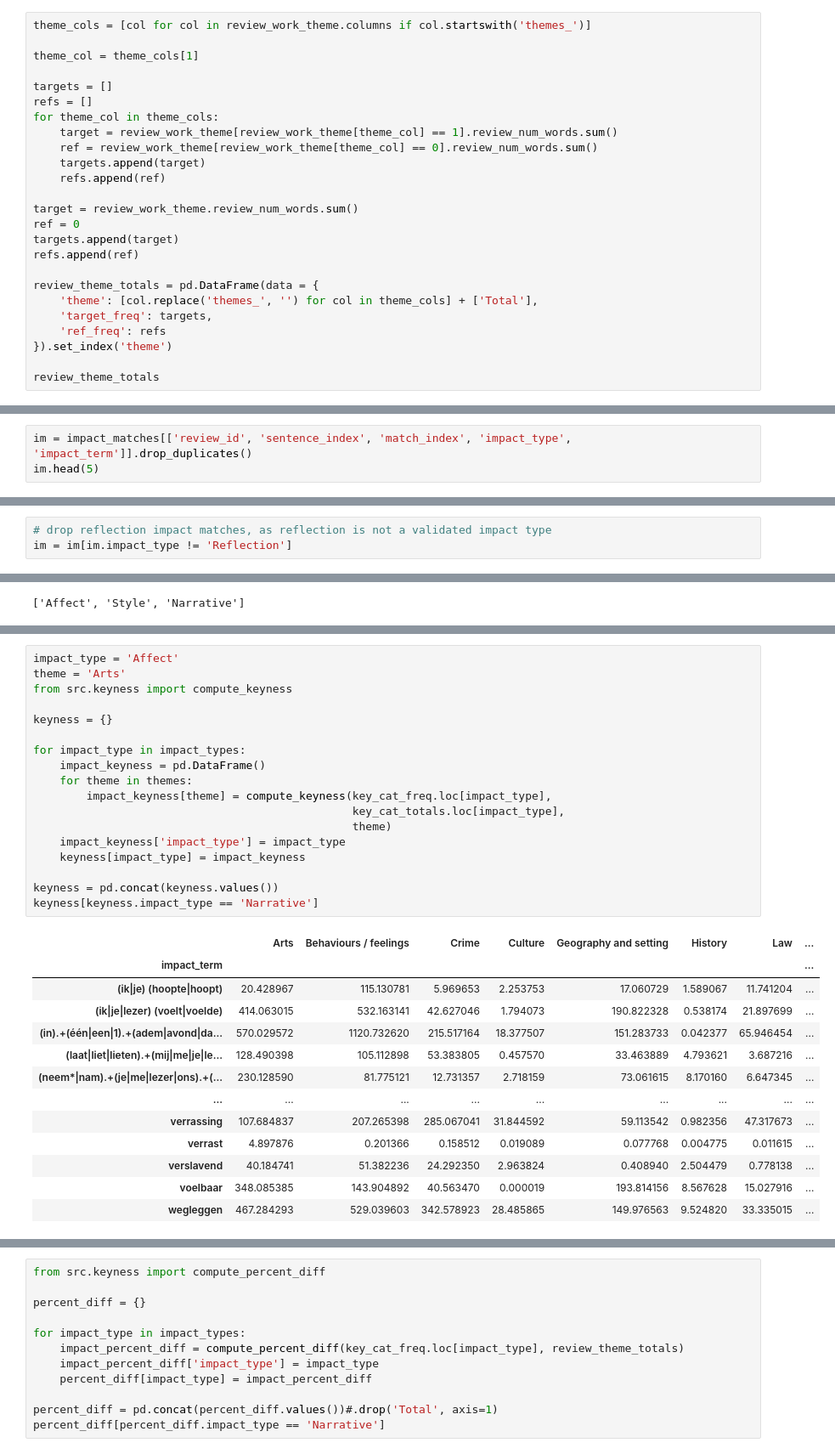
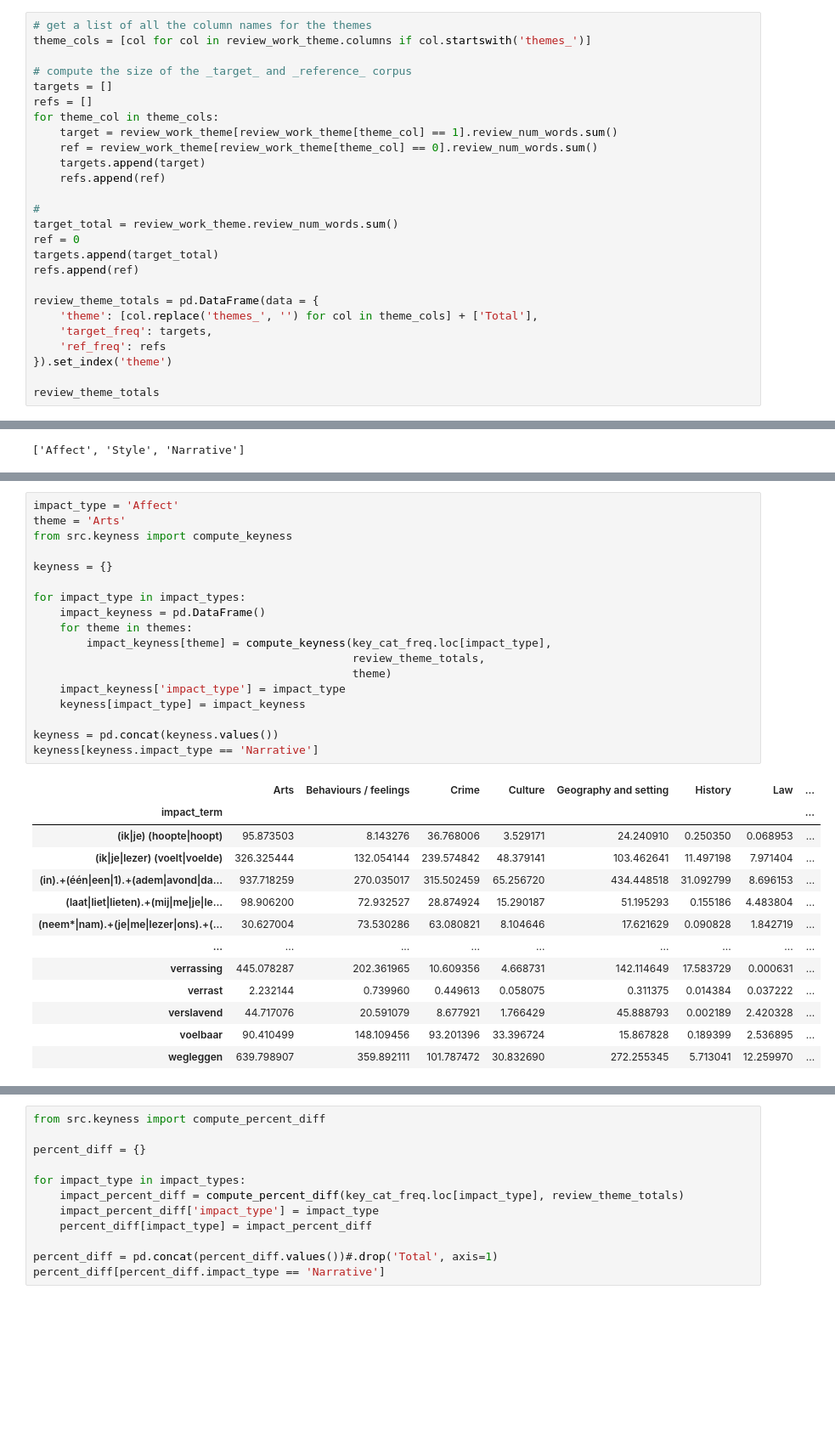
Before and after one commit to impact-and-fiction/jcls-2024-topic-genre-impact, a Jupyter notebook: notebooks/keyness-analysis-percent_diff-theme.ipynb, the cells around one changed output, grey strips where cells are left out. Shown at 85% size. Cells and saved outputs as stored; diff of their text form; blank space fills up the shorter version.

```diff
--- a/notebooks/keyness-analysis-percent_diff-theme.ipynb
+++ b/notebooks/keyness-analysis-percent_diff-theme.ipynb
@@ -149,8 +144,8 @@ number of reviews (with duplicates for works with multiple themes): (140511, 29)
 # %%
+# get a list of all the column names for the themes
 theme_cols = [col for col in review_work_theme.columns if col.startswith('themes_')]
 
-theme_col = theme_cols[1]
-
+# compute the size of the _target_ and _reference_ corpus
 targets = []
 refs = []
 for theme_col in theme_cols:
@@ -159,9 +154,10 @@ for theme_col in theme_cols:
     targets.append(target)
     refs.append(ref)
 
-target = review_work_theme.review_num_words.sum()
+#
+target_total = review_work_theme.review_num_words.sum()
 ref = 0
-targets.append(target)
+targets.append(target_total)
 refs.append(ref)
 
 review_theme_totals = pd.DataFrame(data = {
@@ -222,3 +211,0 @@ impact_matches.head(2)
-# %%
-im = impact_matches[['review_id', 'sentence_index', 'match_index', 'impact_type', 'impact_term']].drop_duplicates()
-im.head(5)
@@ -238,9 +220,6 @@ Affect       49
 Narrative    85
 Style        56
 Name: impact_term, dtype: int64
-# %%
-# drop reflection impact matches, as reflection is not a validated impact type
-im = im[im.impact_type != 'Reflection']
 # %%
 work_review_impact = (pd.merge(review_stats[['work_id', 'review_id']], im, on='review_id', how='inner')
                       .drop(['sentence_index', 'match_index'], axis=1))
@@ -410,33 +354,33 @@ key_cat_freq.loc[impact_type]
 # %%
 impact_type = 'Affect'
 theme = 'Arts'
 from src.keyness import compute_keyness
 
 keyness = {}
 
 for impact_type in impact_types:
     impact_keyness = pd.DataFrame()
     for theme in themes:
         impact_keyness[theme] = compute_keyness(key_cat_freq.loc[impact_type],
-                                                key_cat_totals.loc[impact_type],
+                                                review_theme_totals,
                                                 theme)
     impact_keyness['impact_type'] = impact_type
     keyness[impact_type] = impact_keyness
 
 keyness = pd.concat(keyness.values())
 keyness[keyness.impact_type == 'Narrative']
 # %% [output]
 |  | Arts | Behaviours / feelings | Crime | Culture | Geography and setting | History | Law | ... |
 | impact_term |  |  |  |  |  |  |  | ... |
-| (ik|je) (hoopte|hoopt) | 20.428967 | 115.130781 | 5.969653 | 2.253753 | 17.060729 | 1.589067 | 11.741204 | ... |
-| (ik|je|lezer) (voelt|voelde) | 414.063015 | 532.163141 | 42.627046 | 1.794073 | 190.822328 | 0.538174 | 21.897699 | ... |
-| (in).+(één|een|1).+(adem|avond|da... | 570.029572 | 1120.732620 | 215.517164 | 18.377507 | 151.283733 | 0.042377 | 65.946454 | ... |
-| (laat|liet|lieten).+(mij|me|je|le... | 128.490398 | 105.112898 | 53.383805 | 0.457570 | 33.463889 | 4.793621 | 3.687216 | ... |
-| (neem*|nam).+(je|me|lezer|ons).+(... | 230.128590 | 81.775121 | 12.731357 | 2.718159 | 73.061615 | 8.170160 | 6.647345 | ... |
+| (ik|je) (hoopte|hoopt) | 95.873503 | 8.143276 | 36.768006 | 3.529171 | 24.240910 | 0.250350 | 0.068953 | ... |
+| (ik|je|lezer) (voelt|voelde) | 326.325444 | 132.054144 | 239.574842 | 48.379141 | 103.462641 | 11.497198 | 7.971404 | ... |
+| (in).+(één|een|1).+(adem|avond|da... | 937.718259 | 270.035017 | 315.502459 | 65.256720 | 434.448518 | 31.092799 | 8.696153 | ... |
+| (laat|liet|lieten).+(mij|me|je|le... | 98.906200 | 72.932527 | 28.874924 | 15.290187 | 51.195293 | 0.155186 | 4.483804 | ... |
+| (neem*|nam).+(je|me|lezer|ons).+(... | 30.627004 | 73.530286 | 63.080821 | 8.104646 | 17.621629 | 0.090828 | 1.842719 | ... |
 | ... | ... | ... | ... | ... | ... | ... | ... | ... |
-| verrassing | 107.684837 | 207.265398 | 285.067041 | 31.844592 | 59.113542 | 0.982356 | 47.317673 | ... |
-| verrast | 4.897876 | 0.201366 | 0.158512 | 0.019089 | 0.077768 | 0.004775 | 0.011615 | ... |
-| verslavend | 40.184741 | 51.382236 | 24.292350 | 2.963824 | 0.408940 | 2.504479 | 0.778138 | ... |
-| voelbaar | 348.085385 | 143.904892 | 40.563470 | 0.000019 | 193.814156 | 8.567628 | 15.027916 | ... |
-| wegleggen | 467.284293 | 529.039603 | 342.578923 | 28.485865 | 149.976563 | 9.524820 | 33.335015 | ... |
+| verrassing | 445.078287 | 202.361965 | 10.609356 | 4.668731 | 142.114649 | 17.583729 | 0.000631 | ... |
+| verrast | 2.232144 | 0.739960 | 0.449613 | 0.058075 | 0.311375 | 0.014384 | 0.037222 | ... |
+| verslavend | 44.717076 | 20.591079 | 8.677921 | 1.766429 | 45.888793 | 0.002189 | 2.420328 | ... |
+| voelbaar | 90.410499 | 148.109456 | 93.201396 | 33.396724 | 15.867828 | 0.189399 | 2.536895 | ... |
+| wegleggen | 639.798907 | 359.892111 | 101.787472 | 30.832690 | 272.255345 | 5.713041 | 12.259970 | ... |
 85 rows × 18 columns
```
Also changed, not shown: parts of 69 cells of this notebook, 3 other files.
